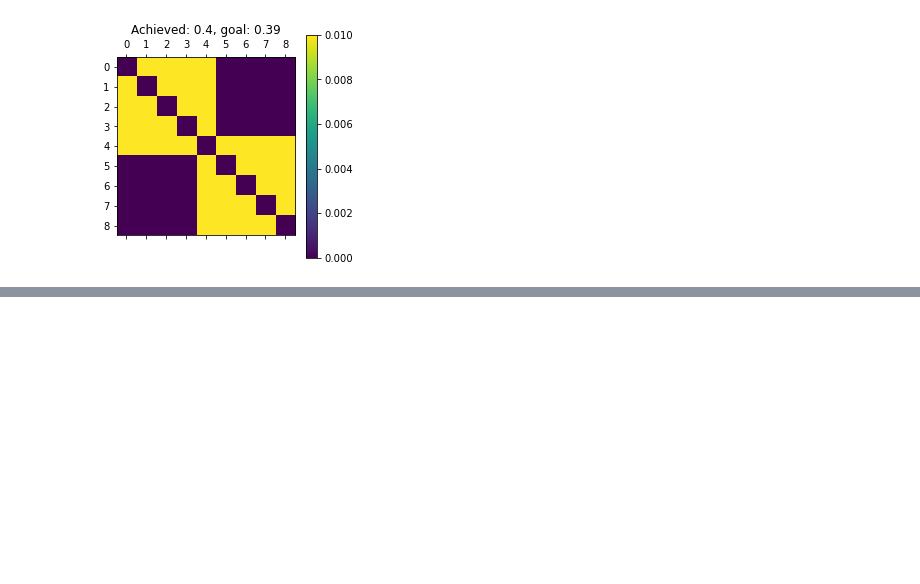
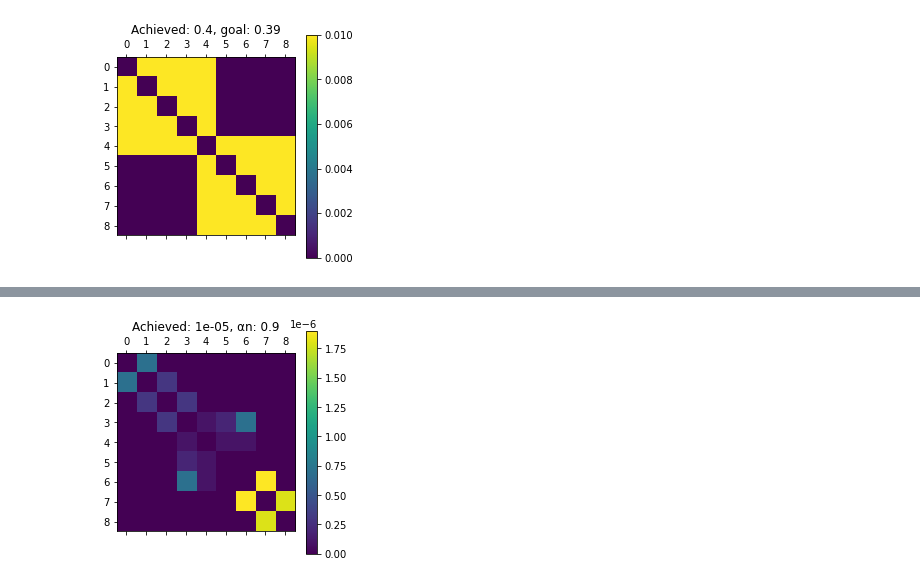
Before and after one commit to hollebenthiago/gsp, a Jupyter notebook: gsp5 - Graph Learning.ipynb, the cells around one changed output, grey strips where cells are left out. Cells and saved outputs as stored; diff of their text form; code cells hidden in the pictures; blank space fills up the shorter version.

```diff
--- a/gsp5 - Graph Learning examples.ipynb
+++ b/gsp5 - Graph Learning.ipynb
@@ -273,0 +310,18 @@ plt.show()
+# %%
+x = np.array([
+            [-1.75, -1.5, -1.25, -0.5, 0, 0.5, 1.25, 1.5, 1.75],
+            [1, 2, 3, 4, 5, 4, 3, 2, 1],
+            [0, 1, 2, 3, 4, 5, 6, 7, 8]]).T
+
+n, d = np.shape(x)
+
+L0 = np.arange(0, n ** 2, 1).reshape((n, n))/100
+# L0 = 0.000005 * np.ones((n, n))
+ws = L0[np.triu_indices(np.shape(x)[0], k = 1)]
+
+g = lambda ws: objective_function_spielman(x, ws)
+# %%
+%%time
+α = 0.1
+res = minimize(g, ws, bounds = bounds_spielman(len(ws)), constraints = constraints_spielman(n, ws, α),
+               tol = 1e-6)
@@ -273,0 +331,10 @@ plt.show()
+# %%
+L = make_graph(np.shape(x)[0], res.x, tol = 7)
+L.set_coordinates()
+# %%
+plt.matshow(L.W.todense())
+plt.colorbar()
+plt.title('Achieved: ' + str(np.round(np.trace(L.L.todense()), 5)) + ', αn: ' + str(α * n))
+plt.show()
+# %% [output]
+[figure, added]
```
Also changed, not shown: parts of 10 cells of this notebook.
